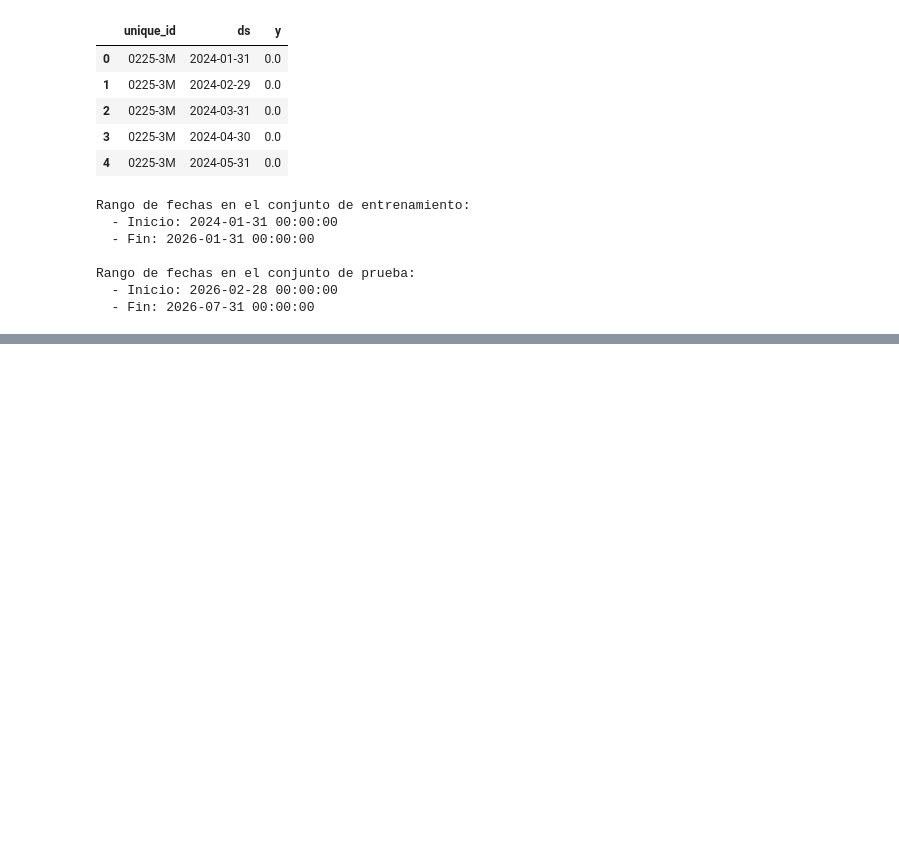
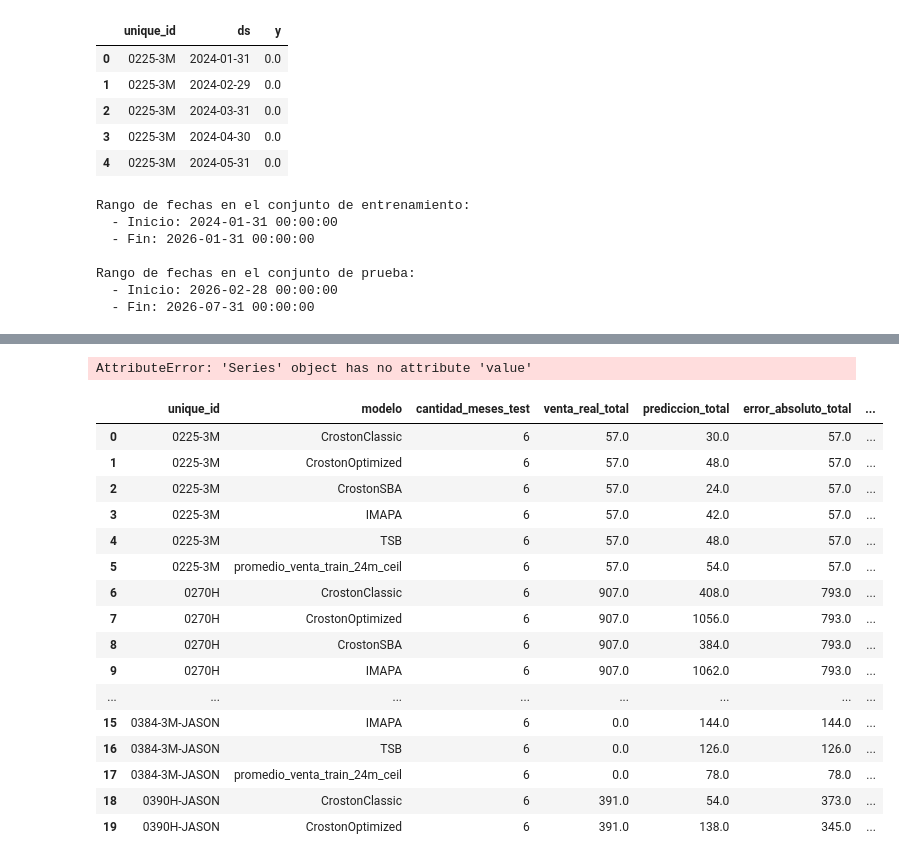
Before and after one commit to choppeb7/Tesis-Master-AI, a Jupyter notebook: 6_Forecast_series_temporales.ipynb, the cells around one changed output, grey strips where cells are left out. Drawn from its saved outputs; the diff is of its cells as text; code cells hidden in the pictures; blank space fills up the shorter version.

```diff
--- a/6_Forecast_series_temporales.ipynb
+++ b/6_Forecast_series_temporales.ipynb
@@ -348,0 +635,24 @@ df_forecast_intermitente.head()
+# %%
+# ============================================================
+# Convertir predicciones a formato largo
+# ============================================================
+
+cols_basicas=[
+    "unique_id",
+    "ds",
+    "y"
+]
+
+cols_basicas= [col for col in df_evaluacion_con_dummy.columns
+               if col in cols_basicas]
+
+df_eval_long = df_evaluacion_con_dummy.melt(
+    id_vars=cols_basicas,
+    value_vars=columnas_modelos_evaluar,
+    var_name="modelo",
+    value_name="y_pred"
+)
+df_eval_long["y"]=pd.to_numeric(df_eval_long["y"], errors="coerce").fillna(0)
+df_eval_long["y_pred"]=pd.to_numeric(df_eval_long["y_pred"], errors="coerce").fillna(0)
+
+display(df_eval_long[df_eval_long["unique_id"]=="0225-3M"].head(7))
@@ -348,0 +810,9 @@ df_forecast_intermitente.head()
+# %%
+df_evaluacion_final = (df_metricas_articulo_modelo
+                       .groupby(["unique_id", "modelo"])
+                       .apply(evaluando_metricas_por_articulo_modelo)
+                       .reset_index()
+)
+df_evaluacion_final.head(12)
+# %% [output]
+AttributeError: 'Series' object has no attribute 'value'
@@ -348,0 +890,33 @@ df_forecast_intermitente.head()
+# %%
+# ============================================================
+# Calcular métricas por unique_id y modelo
+# ============================================================
+
+df_metricas_articulo_modelo = (
+    df_eval_long
+    .groupby(["unique_id", "modelo"], as_index=False)
+    .apply(calcular_metricas_articulo_modelo)
+    .reset_index(drop=True)
+)
+
+df_metricas_articulo_modelo = df_metricas_articulo_modelo.round(4)
+
+df_metricas_articulo_modelo.head(20)
+# %% [output]
+|  | unique_id | modelo | cantidad_meses_test | venta_real_total | prediccion_total | error_absoluto_total | ... |
+| 0 | 0225-3M | CrostonClassic | 6 | 57.0 | 30.0 | 57.0 | ... |
+| 1 | 0225-3M | CrostonOptimized | 6 | 57.0 | 48.0 | 57.0 | ... |
+| 2 | 0225-3M | CrostonSBA | 6 | 57.0 | 24.0 | 57.0 | ... |
+| 3 | 0225-3M | IMAPA | 6 | 57.0 | 42.0 | 57.0 | ... |
+| 4 | 0225-3M | TSB | 6 | 57.0 | 48.0 | 57.0 | ... |
+| 5 | 0225-3M | promedio_venta_train_24m_ceil | 6 | 57.0 | 54.0 | 57.0 | ... |
+| 6 | 0270H | CrostonClassic | 6 | 907.0 | 408.0 | 793.0 | ... |
+| 7 | 0270H | CrostonOptimized | 6 | 907.0 | 1056.0 | 793.0 | ... |
+| 8 | 0270H | CrostonSBA | 6 | 907.0 | 384.0 | 793.0 | ... |
+| 9 | 0270H | IMAPA | 6 | 907.0 | 1062.0 | 793.0 | ... |
+| ... | ... | ... | ... | ... | ... | ... | ... |
+| 15 | 0384-3M-JASON | IMAPA | 6 | 0.0 | 144.0 | 144.0 | ... |
+| 16 | 0384-3M-JASON | TSB | 6 | 0.0 | 126.0 | 126.0 | ... |
+| 17 | 0384-3M-JASON | promedio_venta_train_24m_ceil | 6 | 0.0 | 78.0 | 78.0 | ... |
+| 18 | 0390H-JASON | CrostonClassic | 6 | 391.0 | 54.0 | 373.0 | ... |
+| 19 | 0390H-JASON | CrostonOptimized | 6 | 391.0 | 138.0 | 345.0 | ... |
```
Also changed, not shown: parts of 35 cells of this notebook.
